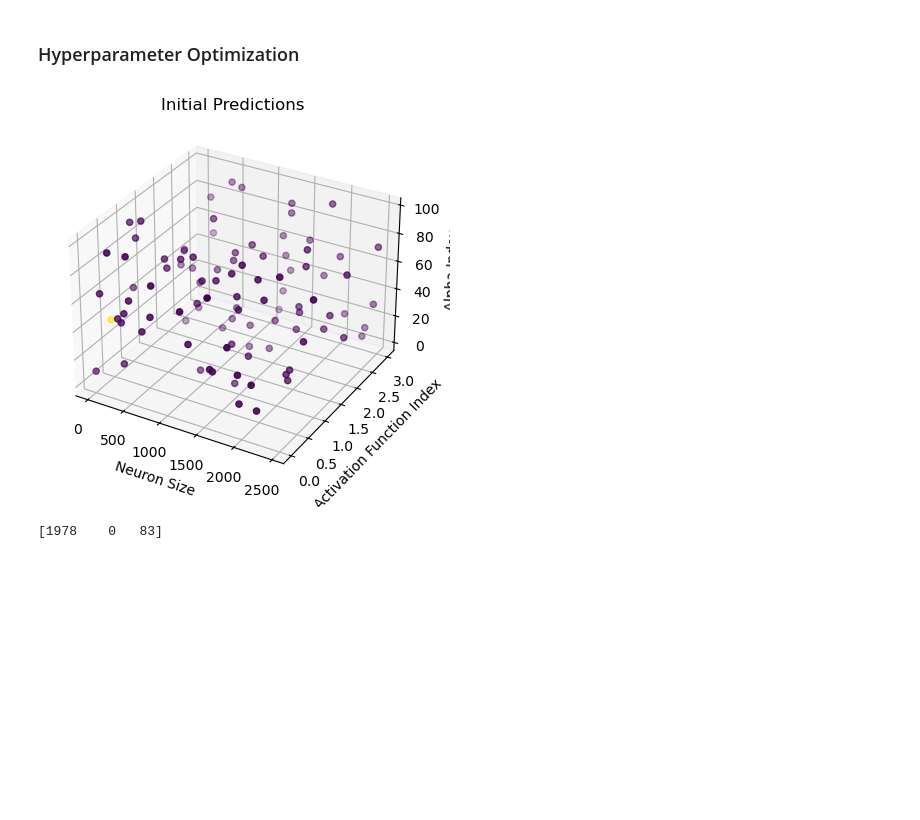
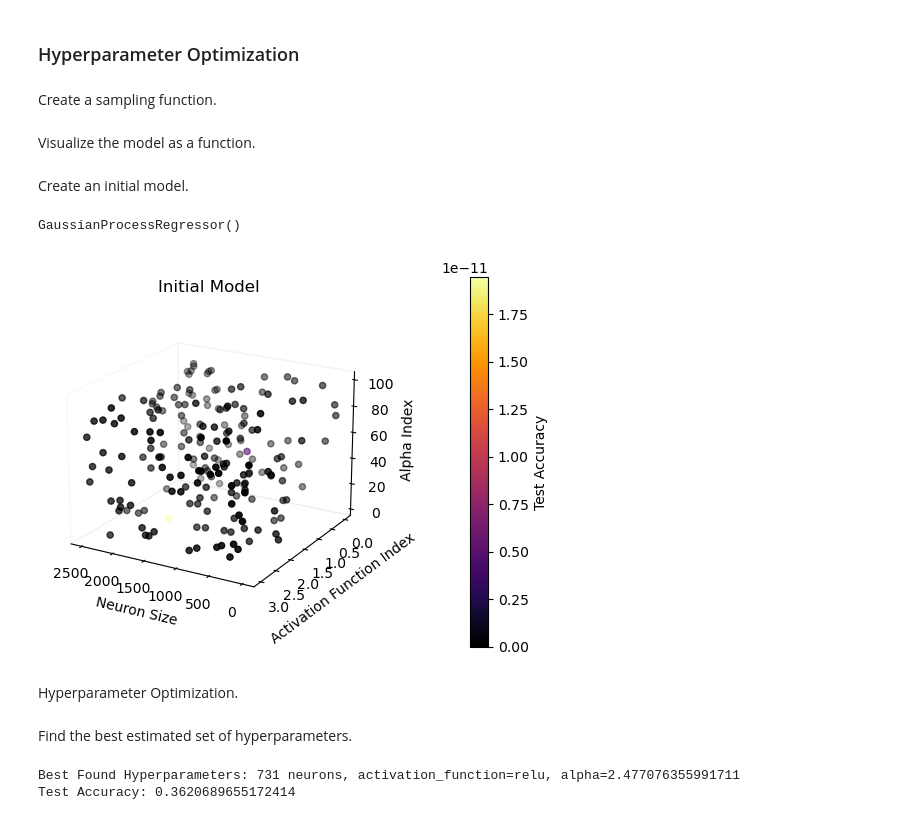
Before and after one commit to asatpathy314/pokemon-mlp, a Jupyter notebook: pokemon.ipynb, the cells around one changed output. Saved outputs shown, nothing was run; the diff lists cells and outputs as text; code cells hidden in the pictures; blank space fills up the shorter version.

```diff
--- a/pokemon.ipynb
+++ b/pokemon.ipynb
@@ -237,10 +250,7 @@ def load_images(folder_name):
 # %%
-# Clean the data
-image_data = "images"
-pokemon_data = pd.read_csv("pokemon.csv")
-names_to_images = load_images(image_data)
-
 # Add image data column using dictionary and the "Name" column in the dataframe
+image_data_path = "images"
+names_to_images = load_images(image_data_path)
 pokemon_data['Image_Data'] = pokemon_data['Name'].map(names_to_images)
 pokemon_data = pokemon_data.loc[lambda x: x.Type2.isnull()]
 pokemon_data.drop('Type2', axis=1, inplace=True)  # Remove multi-type Pokémon
@@ -274,6 +284,9 @@ y_train shape: (171,)
 # %% [markdown]
 ### Create a Training Function
 # %%
+activation_functions = ['identity', 'logistic', 'tanh', 'relu']
+alphas = np.logspace(0, 1, 100)
+
 # Error function
 def my_error_metric(classifier, train_features, train_labels, test_features, test_labels):
     yhat_train = classifier.predict(train_features)
@@ -295,6 +308,8 @@ def train_model_objective_func(hidden_layer_size, activation_function_ind, alpha
     return my_error_metric(model, X_train, y_train, X_test, y_test)[1], (hidden_layer_size, activation_function_ind, alpha_ind)
 # %% [markdown]
 ### Hyperparameter Optimization
+# %% [markdown]
+Create a sampling function.
 # %%
 def generate_sample():
     activation_functions = ['identity', 'logistic', 'tanh', 'relu']
@@ -314,13 +329,16 @@ def choose_acquisition(X, model):
     # Identify the sample with the highest score
     best_index = np.argmax(scores)
     return samples[best_index]
+# %% [markdown]
+Visualize the model as a function.
 # %%
-def visualize_3d(title, model):  # Create a 3D plot of the Gaussian Process Regressor
+def visualize_3d(title, model):
+    # Create a 3D plot of the Gaussian Process Regressor
     fig = plt.figure()
-    ax = fig.add_subplot(111, projection='3d')
+    ax = fig.add_subplot(projection='3d')
 
     # Prepare data for plotting
-    X_plot = np.array([generate_sample() for _ in range(100)])
+    X_plot = np.array([generate_sample() for _ in range(200)])
     y_plot = model.predict(X_plot)
 
     # Extract the individual components for plotting
@@ -328,34 +346,59 @@ def visualize_3d(title, model):  # Create a 3D plot of the Gaussian Process Regr
     activation_functions = X_plot[:, 1]
     alphas = X_plot[:, 2]
 
-    # Plot the surface
-    ax.scatter(neuron_sizes, activation_functions, alphas, c=y_plot, cmap='viridis')
+    # Plotting the surface with enhanced visibility and shading
+    scatter = ax.scatter(neuron_sizes, activation_functions, alphas, c=y_plot, cmap='inferno')
+
+    # Enhance visibility by setting line width and removing edge lines
+    ax.xaxis.pane.fill = False
+    ax.yaxis.pane.fill = False
+    ax.zaxis.pane.fill = False
+    ax.grid(False)
+
+    # Adjust perspective and viewing angle
+    ax.view_init(elev=20, azim=120)
+
     ax.set_xlabel('Neuron Size')
     ax.set_ylabel('Activation Function Index')
     ax.set_zlabel('Alpha Index')
-    ax.set_title(title)
 
+    # Add color bar with increased padding
+    plt.colorbar(scatter, ax=ax, label='Test Accuracy', pad=0.2)
+
+    plt.title(title)
+    plt.savefig(f"{title.replace(' ', '_').lower()}.png")
     plt.show()
+# %% [markdown]
+Create an initial model.
 # %%
 pokemon_model_gp = GaussianProcessRegressor()
-
-X = np.array([generate_sample() for _ in tqdm(range(10))])
+X = np.array([generate_sample() for _ in range(10)])
 y = [train_model_objective_func(*sample)[0] for sample in X]
 pokemon_model_gp.fit(X, y)
-
-visualize_3d("Initial Predictions", pokemon_model_gp)
 # %% [output]
-[figure, removed]
+GaussianProcessRegressor()
+# %%
+initial_model = deepcopy(pokemon_model_gp)
+visualize_3d("Initial Model", initial_model)
+# %% [output]
+[figure, added]
+# %% [markdown]
+Hyperparameter Optimization.
 # %%
 sample = choose_acquisition(X, pokemon_model_gp)
 
 for i in tqdm(range(50)):
     sample = choose_acquisition(X, pokemon_model_gp)
     np.append(X, sample)
-    np.append(train_model_objective_func(*sample)[0], y)
+    np.append(y, train_model_objective_func(*sample)[0])
     pokemon_model_gp.fit(X, y)
-
-best_ind = np.argmax(y)
-print(f"Best Acquisition: {(X[best_ind], y[best_ind])}")
-# %% [output]
-[1978    0   83]
+# %% [markdown]
+Find the best estimated set of hyperparameters.
+# %%
+best_ind = np.argmax(y)
+neurons, activation_ind, alpha_ind = X[best_ind]
+print(f"Best Found Hyperparameters: {neurons} neurons, activation_function={activation_functions[activation_ind]}, alpha={alphas[alpha_ind]}")
+print(f"Test Accuracy: {y[best_ind]}")
+# %% [output]
+Best Found Hyperparameters: 731 neurons, activation_function=relu, alpha=2.477076355991711
+Test Accuracy: 0.3620689655172414
```
Also changed, not shown: parts of 7 cells of this notebook, 3 other files.
